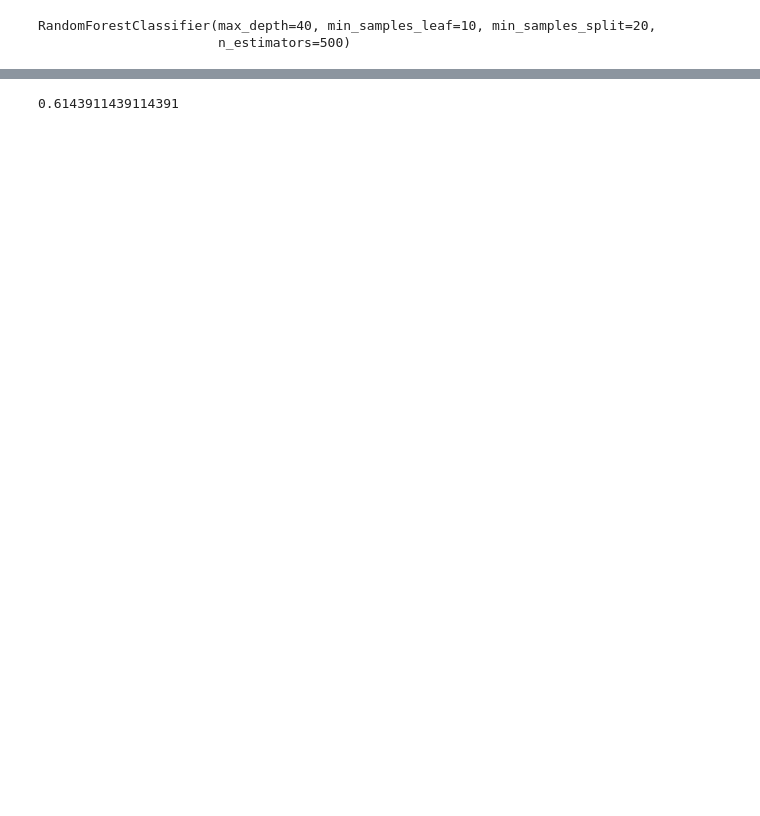
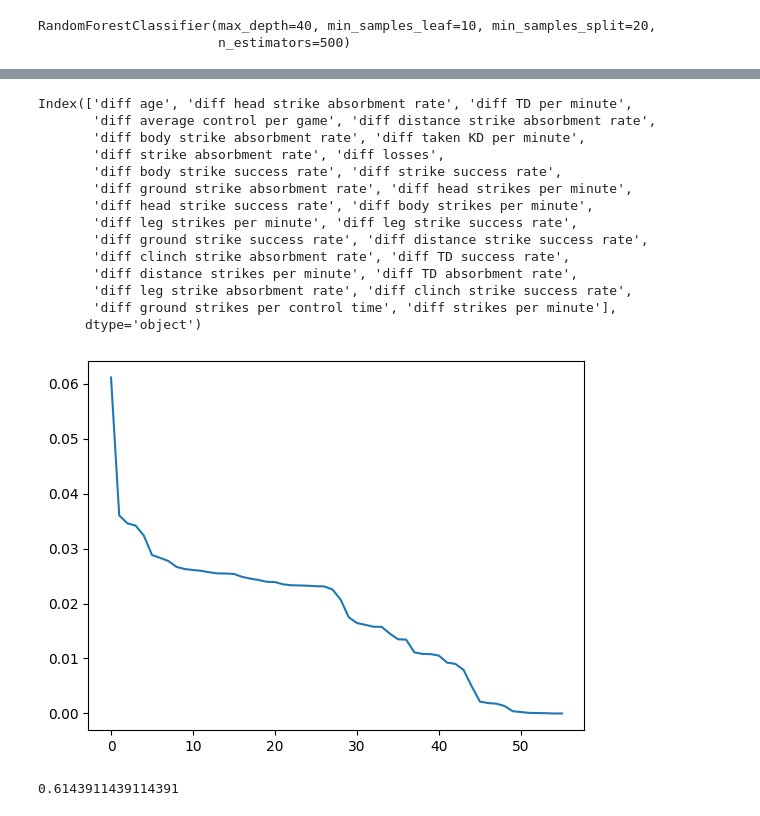
Before and after one commit to Luka582/ufc-prediction, a Jupyter notebook: ufc_pred/train_rand_for.ipynb, the cells around one changed output, grey strips where cells are left out. Cells and saved outputs as stored; diff of their text form; code cells hidden in the pictures; blank space fills up the shorter version.

```diff
--- a/ufc_pred/train_rand_for.ipynb
+++ b/ufc_pred/train_rand_for.ipynb
@@ -26,3 +26,23 @@ model.score(X_cv,y_cv)
+# %%
+feature_importance = pd.Series(model.feature_importances_, index= x_cols).sort_values(ascending= False)
+plt.plot(feature_importance.values)
+print(feature_importance.index[:27])
+# %% [output]
+Index(['diff age', 'diff head strike absorbment rate', 'diff TD per minute',
+       'diff average control per game', 'diff distance strike absorbment rate',
+       'diff body strike absorbment rate', 'diff taken KD per minute',
+       'diff strike absorbment rate', 'diff losses',
+       'diff body strike success rate', 'diff strike success rate',
+       'diff ground strike absorbment rate', 'diff head strikes per minute',
+       'diff head strike success rate', 'diff body strikes per minute',
+       'diff leg strikes per minute', 'diff leg strike success rate',
+       'diff ground strike success rate', 'diff distance strike success rate',
+       'diff clinch strike absorbment rate', 'diff TD success rate',
+       'diff distance strikes per minute', 'diff TD absorbment rate',
+       'diff leg strike absorbment rate', 'diff clinch strike success rate',
+       'diff ground strikes per control time', 'diff strikes per minute'],
+      dtype='object')
+[figure, added]
 # %%
 model.score(X_test,y_test)
 # %% [output]
```
Also changed, not shown: parts of 1 cell of this notebook, 12 other files.
